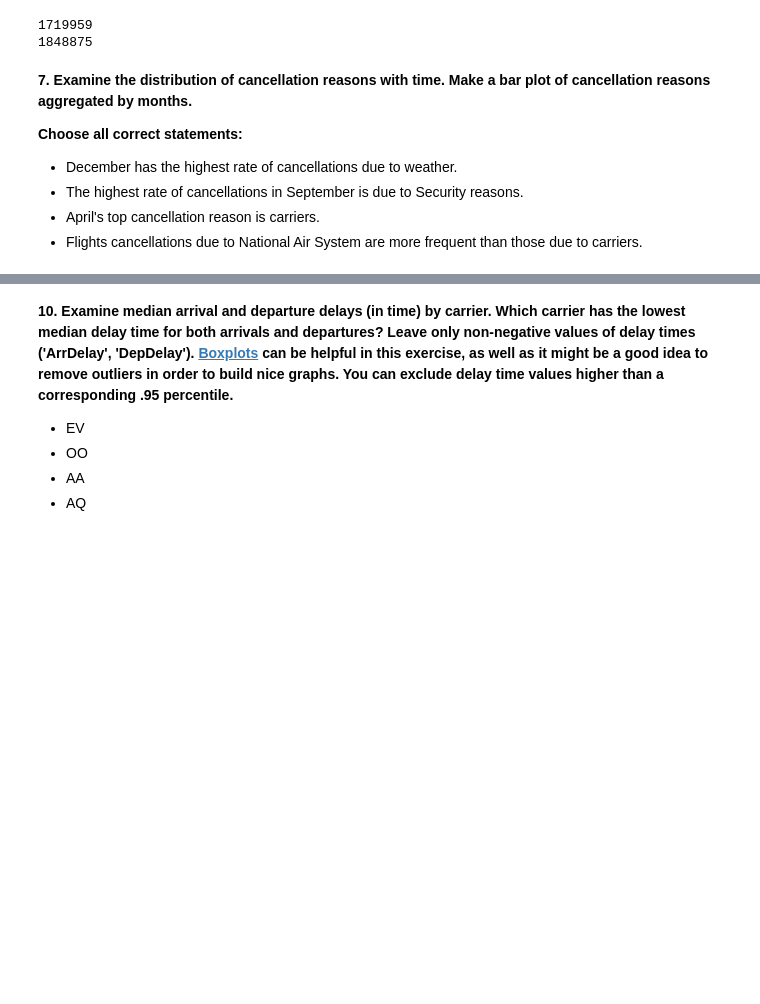
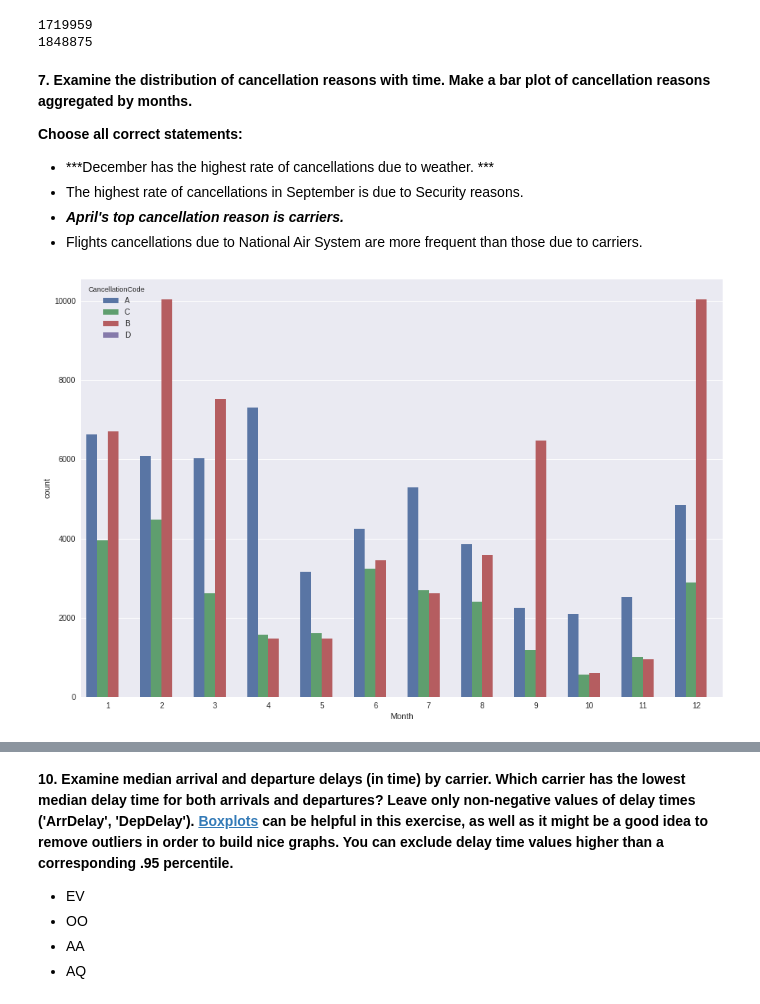
Before and after one commit to JacksonIsaac/colab_notebooks, a Jupyter notebook: [mlcourse_ai]assignment2_USA_flights.ipynb, the cells around one changed output, grey strips where cells are left out. Cells and saved outputs as stored; diff of their text form; code cells hidden in the pictures; blank space fills up the shorter version.

Commit message:
Add visualization and logic for delayed flight Carrier and monthly insights

```diff
--- a/[mlcourse_ai]assignment2_USA_flights.ipynb
+++ b/[mlcourse_ai]assignment2_USA_flights.ipynb
@@ -560,7 +560,7 @@ print(flights_in_summer)
 **7. Examine the distribution of cancellation reasons with time. Make a bar plot of cancellation reasons aggregated by months.**
 
 **Choose all correct statements:**
-- December has the highest rate of cancellations due to weather.
+- ***December has the highest rate of cancellations due to weather. ***
 - The highest rate of cancellations in September is due to Security reasons.
-- April's top cancellation reason is carriers.
+- ***April's top cancellation reason is carriers.***
 - Flights cancellations due to National Air System are more frequent than those due to carriers.
@@ -566,0 +570,6 @@ print(flights_in_summer)
+# %%
+fig = plt.figure(figsize = (15,10))
+ax = fig.gca()
+sns.countplot(x='Month', hue='CancellationCode', data=flights_df, ax=ax);
+# %% [output]
+[figure, added]
```
Also changed, not shown: parts of 9 cells of this notebook.
